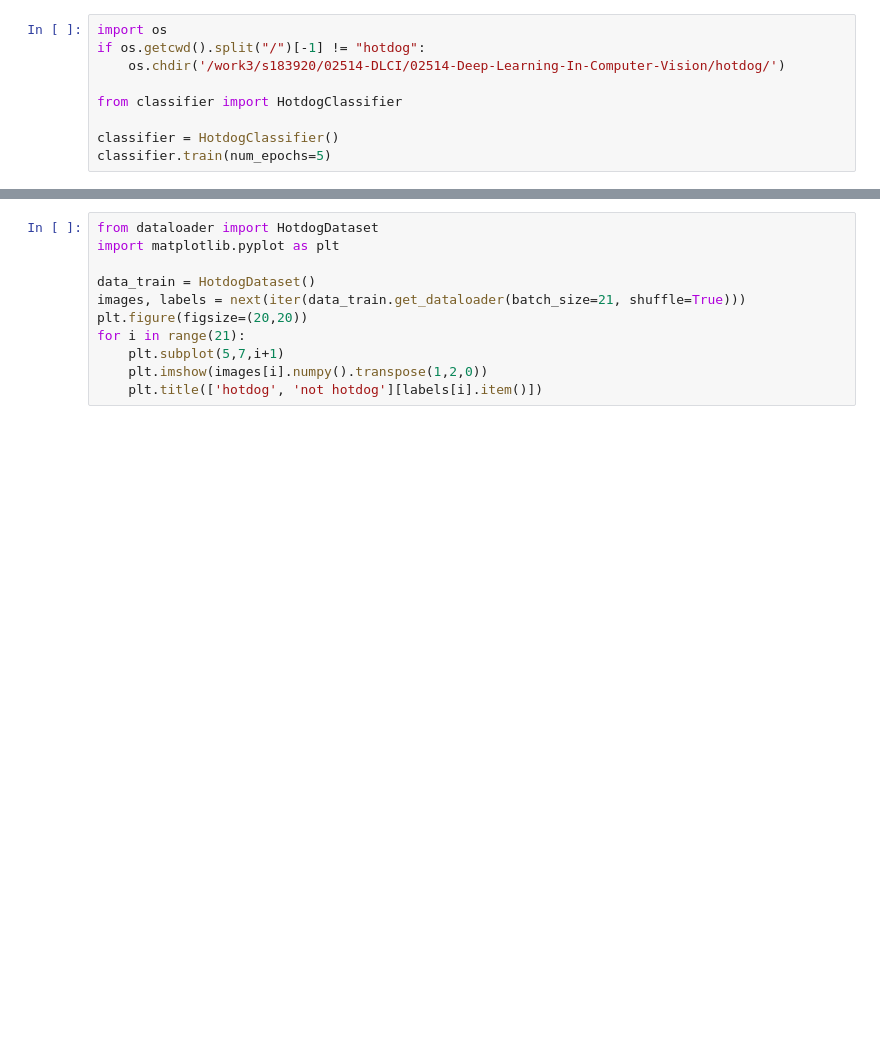
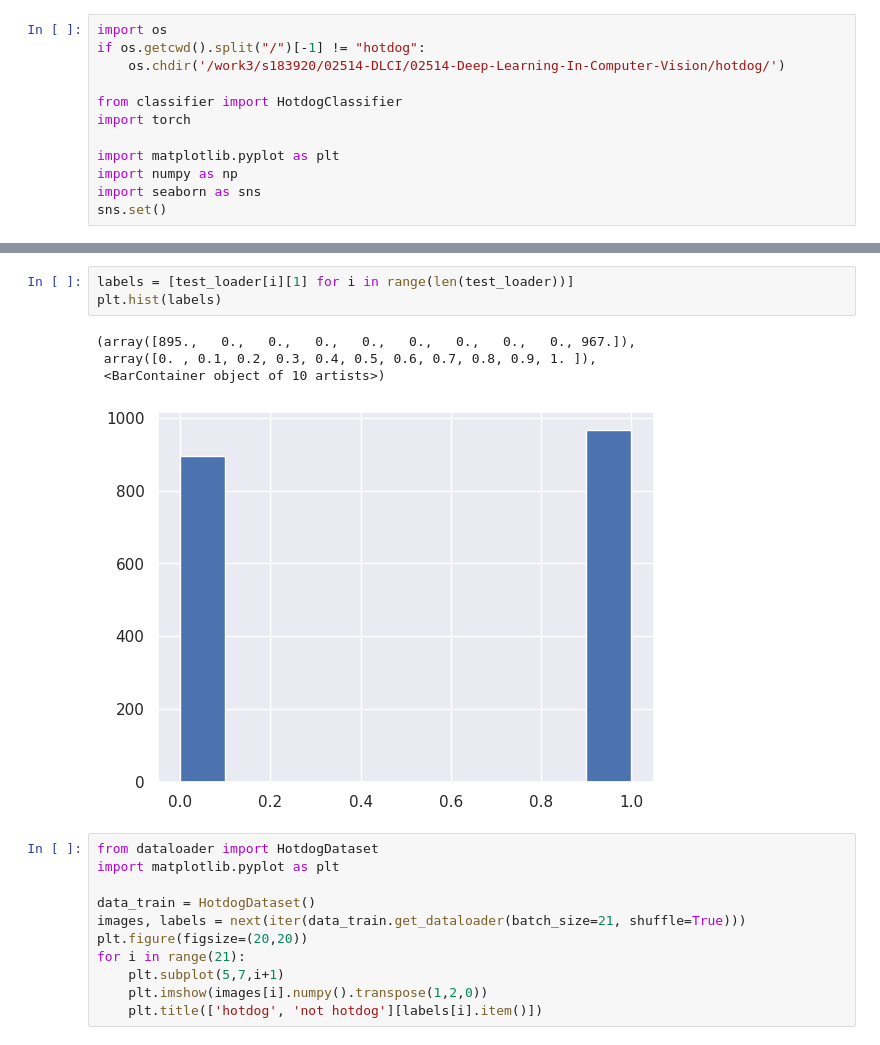
Before and after one commit to s183920/02514-Deep-Learning-In-Computer-Vision, a Jupyter notebook: hotdog/lukas.ipynb, the cells around one changed output, grey strips where cells are left out. Drawn from its saved outputs; the diff is of its cells as text; blank space fills up the shorter version.

```diff
--- a/hotdog/lukas.ipynb
+++ b/hotdog/lukas.ipynb
@@ -4,6 +13,9 @@ if os.getcwd().split("/")[-1] != "hotdog":
     os.chdir('/work3/s183920/02514-DLCI/02514-Deep-Learning-In-Computer-Vision/hotdog/')
 
 from classifier import HotdogClassifier
+import torch
 
-classifier = HotdogClassifier()
-classifier.train(num_epochs=5)
+import matplotlib.pyplot as plt
+import numpy as np
+import seaborn as sns
+sns.set()
@@ -20,6 +42,14 @@ test_loader.subset_data(range(100))
 len(test_loader)
 # %% [output]
 1862
+# %%
+labels = [test_loader[i][1] for i in range(len(test_loader))]
+plt.hist(labels)
+# %% [output]
+(array([895.,   0.,   0.,   0.,   0.,   0.,   0.,   0.,   0., 967.]),
+ array([0. , 0.1, 0.2, 0.3, 0.4, 0.5, 0.6, 0.7, 0.8, 0.9, 1. ]),
+ <BarContainer object of 10 artists>)
+[figure, added]
 # %%
 from dataloader import HotdogDataset
 import matplotlib.pyplot as plt
```
Also changed, not shown: parts of 14 cells of this notebook, 2 other files.
